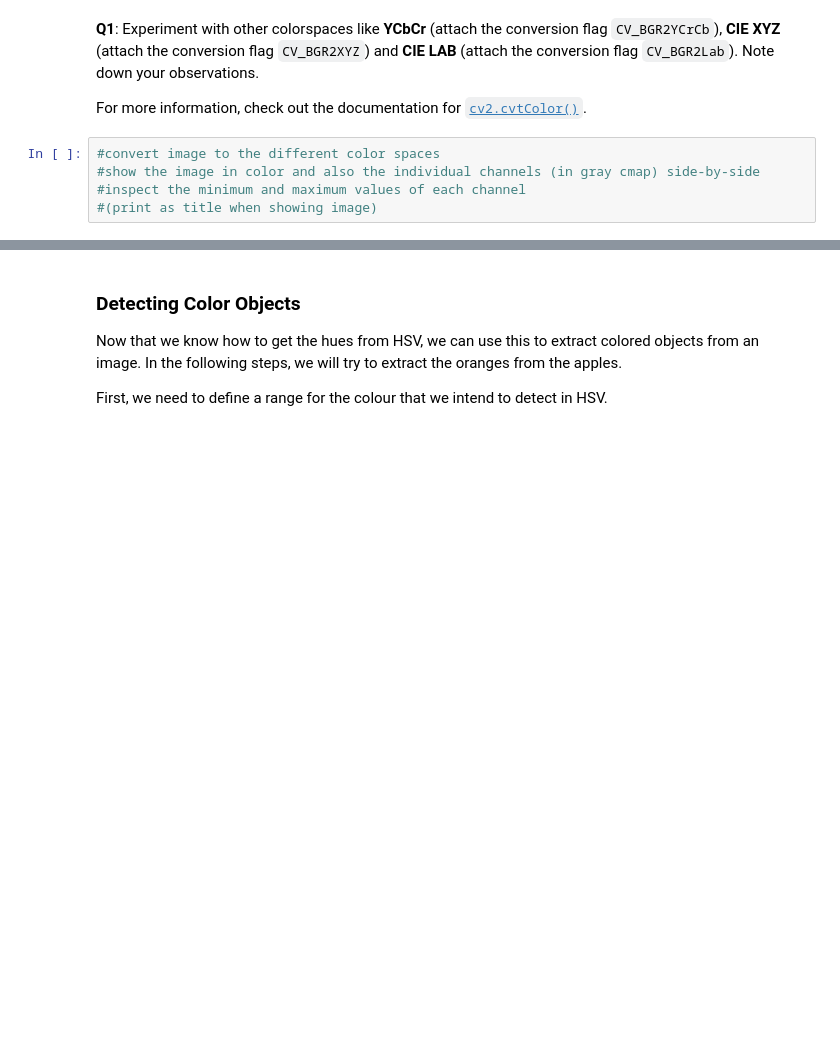
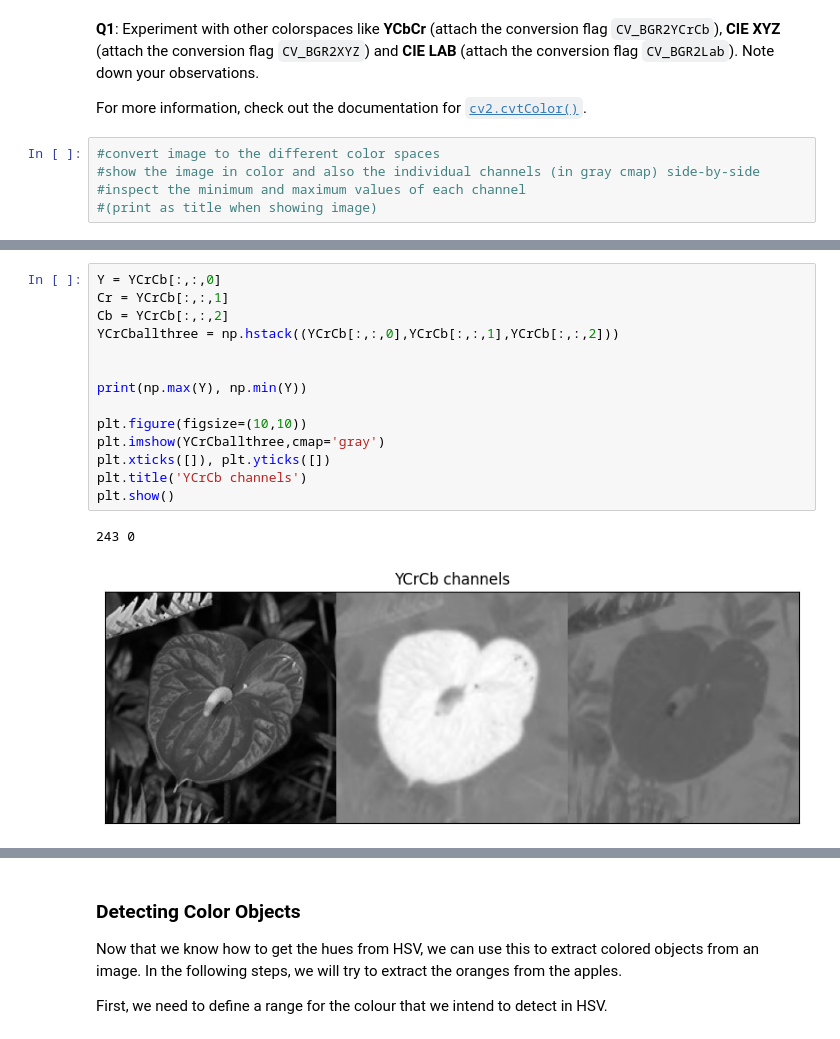
Before and after one commit to haziqfaiz-mmu/VIP, a Jupyter notebook: 05/lab05_notebook.ipynb, the cells around one changed output, grey strips where cells are left out. Cells and saved outputs as stored; diff of their text form; blank space fills up the shorter version.

```diff
--- a/05/lab05_notebook.ipynb
+++ b/05/lab05_notebook.ipynb
@@ -94,0 +117,17 @@ For more information, check out the documentation for [`cv2.cvtColor()`](http://
+# %%
+Y = YCrCb[:,:,0]
+Cr = YCrCb[:,:,1]
+Cb = YCrCb[:,:,2]
+YCrCballthree = np.hstack((YCrCb[:,:,0],YCrCb[:,:,1],YCrCb[:,:,2]))
+
+
+print(np.max(Y), np.min(Y))
+
+plt.figure(figsize=(10,10))
+plt.imshow(YCrCballthree,cmap='gray')
+plt.xticks([]), plt.yticks([])
+plt.title('YCrCb channels')
+plt.show()
+# %% [output]
+243 0
+[figure, added]
```
Also changed, not shown: parts of 23 cells of this notebook.
